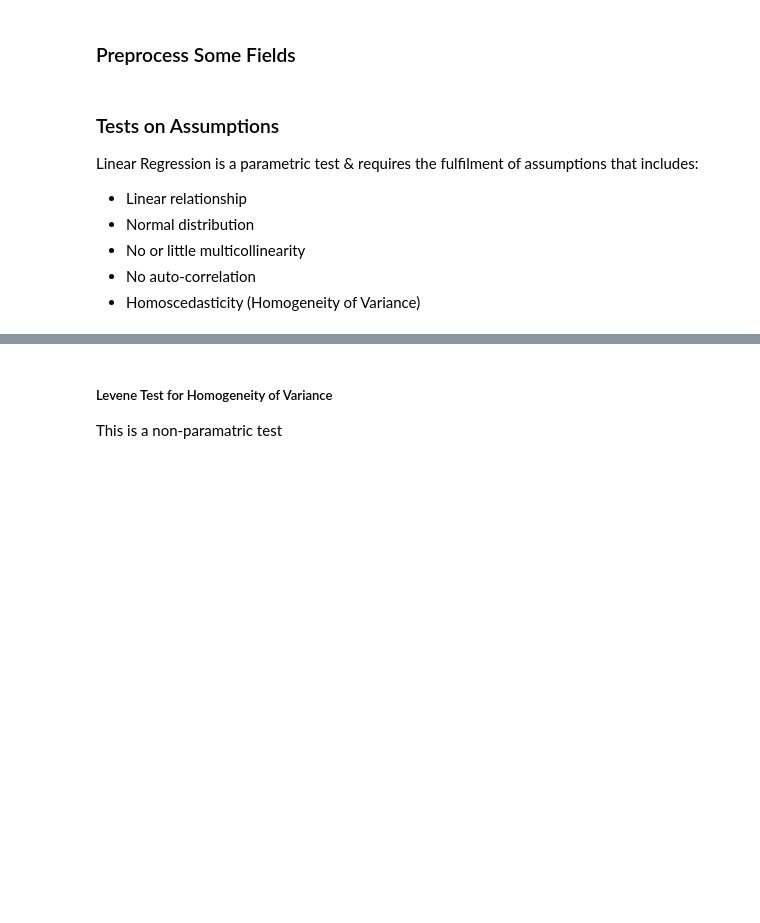
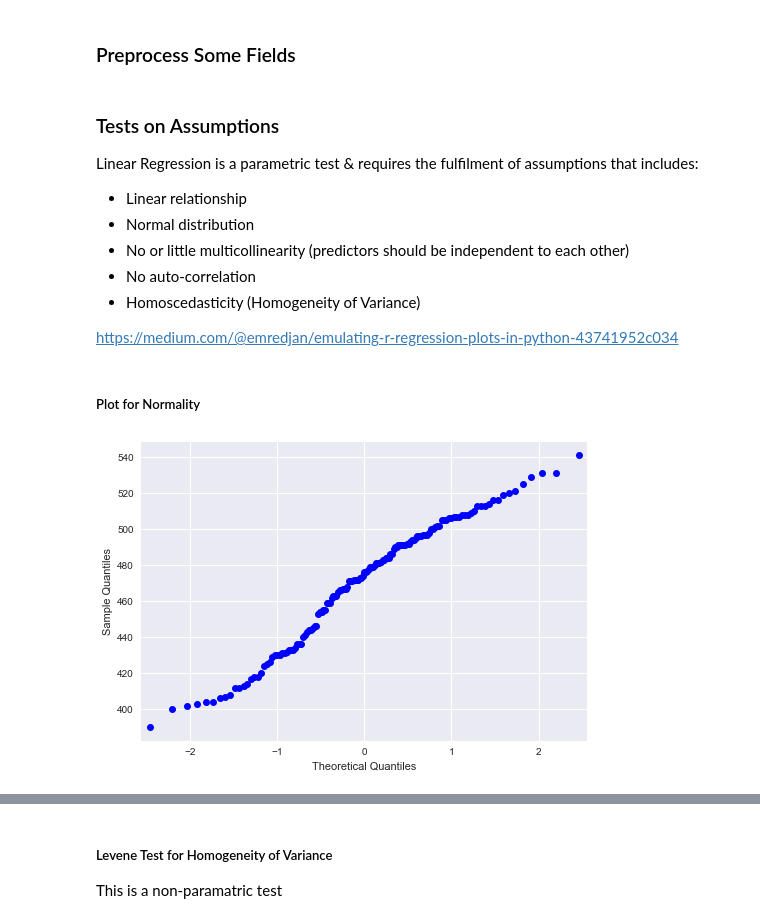
Before and after one commit to mapattacker/statistics, a Jupyter notebook: Regression.ipynb, the cells around one changed output, grey strips where cells are left out. Cells and saved outputs as stored; diff of their text form; code cells hidden in the pictures; blank space fills up the shorter version.

```diff
--- a/Regression.ipynb
+++ b/Regression.ipynb
@@ -5,9 +5,15 @@ import numpy as np
 import statsmodels.formula.api as smf #for OLS
 import statsmodels.api as sm #for ANOVA
 
-# tests for homogenetity of variance
+# Assumption Tests
 from scipy.stats import levene
 from statsmodels.stats.diagnostic import het_breuschpagan
+
+# plotting
+import matplotlib.pyplot as plt
+import seaborn as sns
+%matplotlib inline
+plt.style.use('seaborn')
 # %% [markdown]
 ### Call in Sample Dataset
 # %% [markdown]
@@ -39,15 +45,25 @@ days           int64
 dtype: object
 # %%
 df2 = df.dropna()
+df2 = df2.copy()
 # %% [markdown]
 ### Preprocess Some Fields
 # %%
-df['weekend_holiday'] = df['holiday'] + df['weekend']
+df2['weekend_holiday'] = df2['holiday'] + df2['weekend']
 # %% [markdown]
 ### Tests on Assumptions
 Linear Regression is a parametric test & requires the fulfilment of assumptions that includes:
  * Linear relationship
  * Normal distribution
- * No or little multicollinearity
+ * No or little multicollinearity (predictors should be independent to each other)
  * No auto-correlation
  * Homoscedasticity (Homogeneity of Variance)
+
+https://medium.com/@emredjan/emulating-r-regression-plots-in-python-43741952c034
+# %% [markdown]
+##### Plot for Normality
+# %%
+# QQ-Plot for normality test
+sm.qqplot(df2['elect_lag']);
+# %% [output]
+[figure, added]
```
Also changed, not shown: parts of 10 cells of this notebook, 1 other file.
